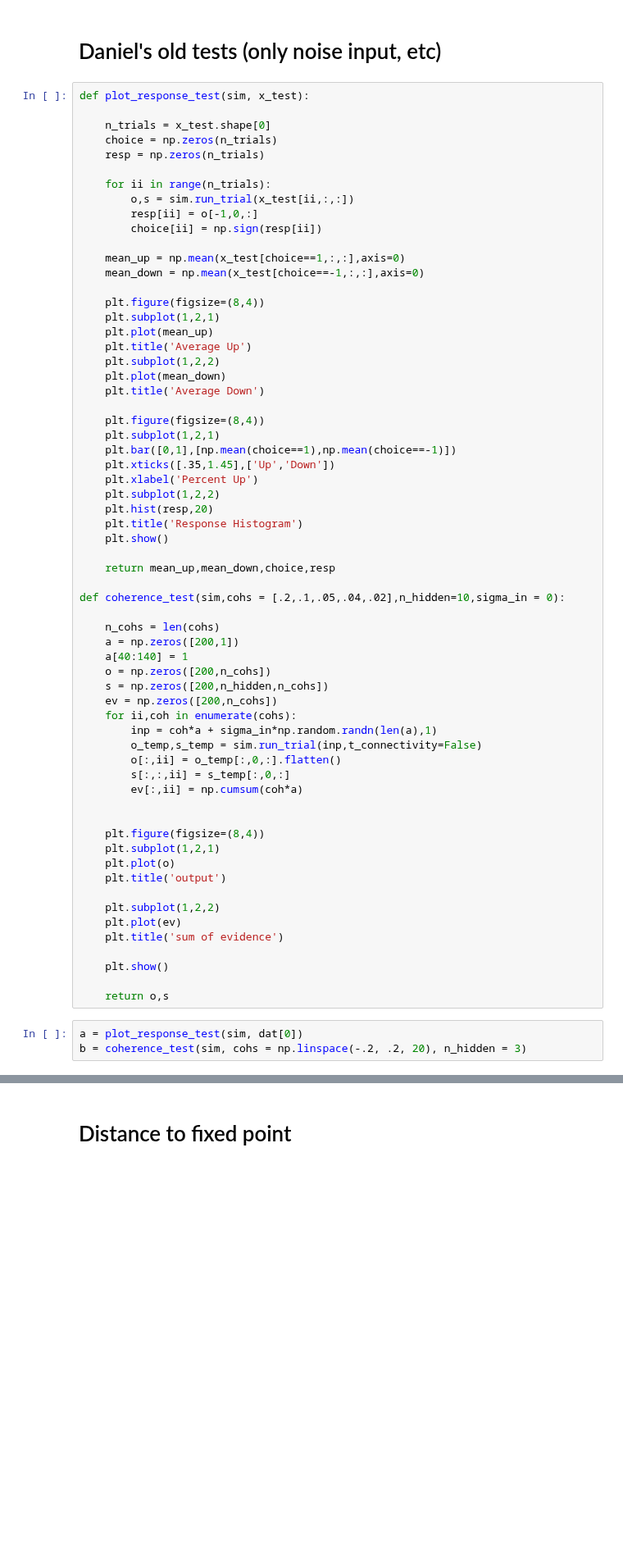
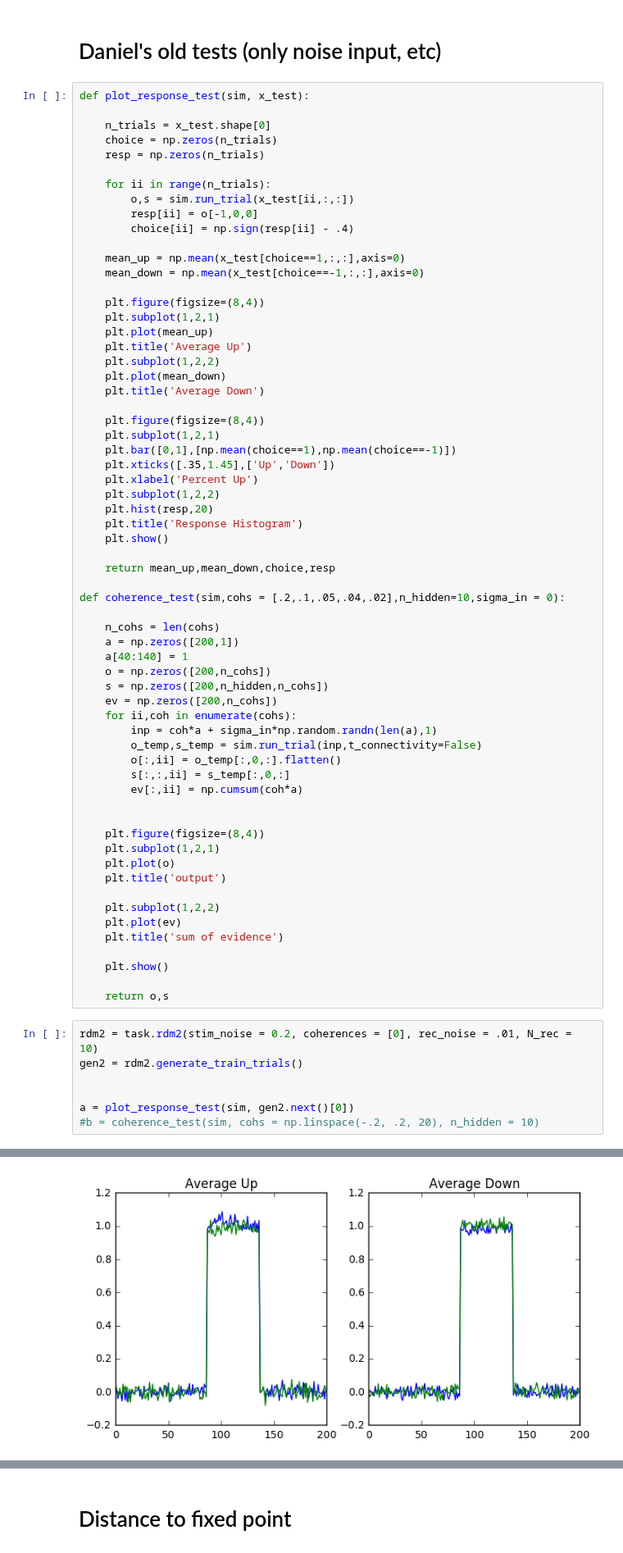
Before and after one commit to davidbrandfonbrener/sisyphus2, a Jupyter notebook: ipython notebooks/RDM analysis.ipynb, the cells around one changed output, grey strips where cells are left out. Shown at 82% size. Cells and saved outputs as stored; diff of their text form; blank space fills up the shorter version.

```diff
--- a/ipython notebooks/RDM analysis.ipynb
+++ b/ipython notebooks/RDM analysis.ipynb
@@ -158,8 +173,8 @@ def plot_response_test(sim, x_test):
 
     for ii in range(n_trials):
         o,s = sim.run_trial(x_test[ii,:,:])
-        resp[ii] = o[-1,0,:]
-        choice[ii] = np.sign(resp[ii])
+        resp[ii] = o[-1,0,0]
+        choice[ii] = np.sign(resp[ii] - .4)
 
     mean_up = np.mean(x_test[choice==1,:,:],axis=0)
     mean_down = np.mean(x_test[choice==-1,:,:],axis=0)
@@ -213,6 +228,10 @@ def coherence_test(sim,cohs = [.2,.1,.05,.04,.02],n_hidden=10,sigma_in = 0):
 
     return o,s
 # %%
-a = plot_response_test(sim, dat[0])
-b = coherence_test(sim, cohs = np.linspace(-.2, .2, 20), n_hidden = 3)
+rdm2 = task.rdm2(stim_noise = 0.2, coherences = [0], rec_noise = .01, N_rec = 10)
+gen2 = rdm2.generate_train_trials()
+
+
+a = plot_response_test(sim, gen2.next()[0])
+#b = coherence_test(sim, cohs = np.linspace(-.2, .2, 20), n_hidden = 10)
 # %% [output]
@@ -219,0 +238 @@ ValueError: setting an array element with a sequence.
+[figure, added]
```
Also changed, not shown: parts of 21 cells of this notebook, 1 other file.
